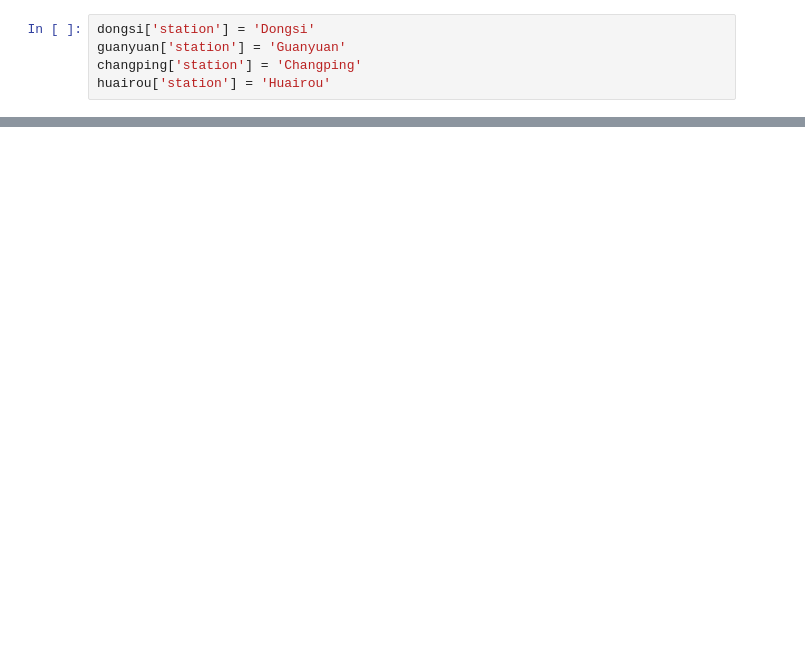
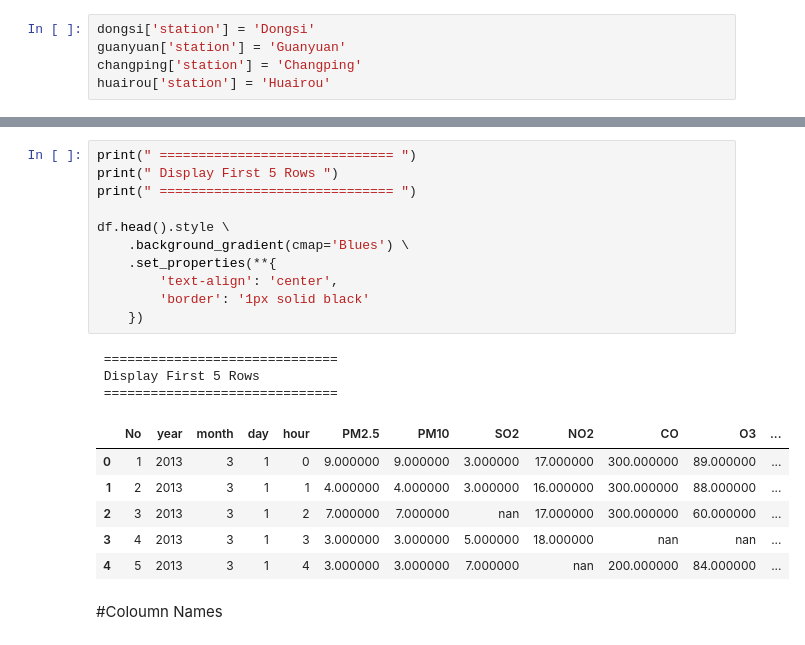
Before and after one commit to SI-GRush34/beijing-air-quality-project, a Jupyter notebook: Task1_Data_Selection_and_Handling.ipynb, the cells around one changed output, grey strips where cells are left out. Drawn from its saved outputs; the diff is of its cells as text; blank space fills up the shorter version.

```diff
--- a/Task1_Data_Selection_and_Handling.ipynb
+++ b/Task1_Data_Selection_and_Handling.ipynb
@@ -273,0 +613,23 @@ combined_df.to_csv(
+# %%
+print(" ============================== ")
+print(" Display First 5 Rows ")
+print(" ============================== ")
+
+df.head().style \
+    .background_gradient(cmap='Blues') \
+    .set_properties(**{
+        'text-align': 'center',
+        'border': '1px solid black'
+    })
+# %% [output]
+ ==============================
+ Display First 5 Rows
+ ==============================
+|  | No | year | month | day | hour | PM2.5 | PM10 | SO2 | NO2 | CO | O3 | ... |
+| 0 | 1 | 2013 | 3 | 1 | 0 | 9.000000 | 9.000000 | 3.000000 | 17.000000 | 300.000000 | 89.000000 | ... |
+| 1 | 2 | 2013 | 3 | 1 | 1 | 4.000000 | 4.000000 | 3.000000 | 16.000000 | 300.000000 | 88.000000 | ... |
+| 2 | 3 | 2013 | 3 | 1 | 2 | 7.000000 | 7.000000 | nan | 17.000000 | 300.000000 | 60.000000 | ... |
+| 3 | 4 | 2013 | 3 | 1 | 3 | 3.000000 | 3.000000 | 5.000000 | 18.000000 | nan | nan | ... |
+| 4 | 5 | 2013 | 3 | 1 | 4 | 3.000000 | 3.000000 | 7.000000 | nan | 200.000000 | 84.000000 | ... |
+# %% [markdown]
+#Coloumn Names
```
Also changed, not shown: parts of 57 cells of this notebook.
